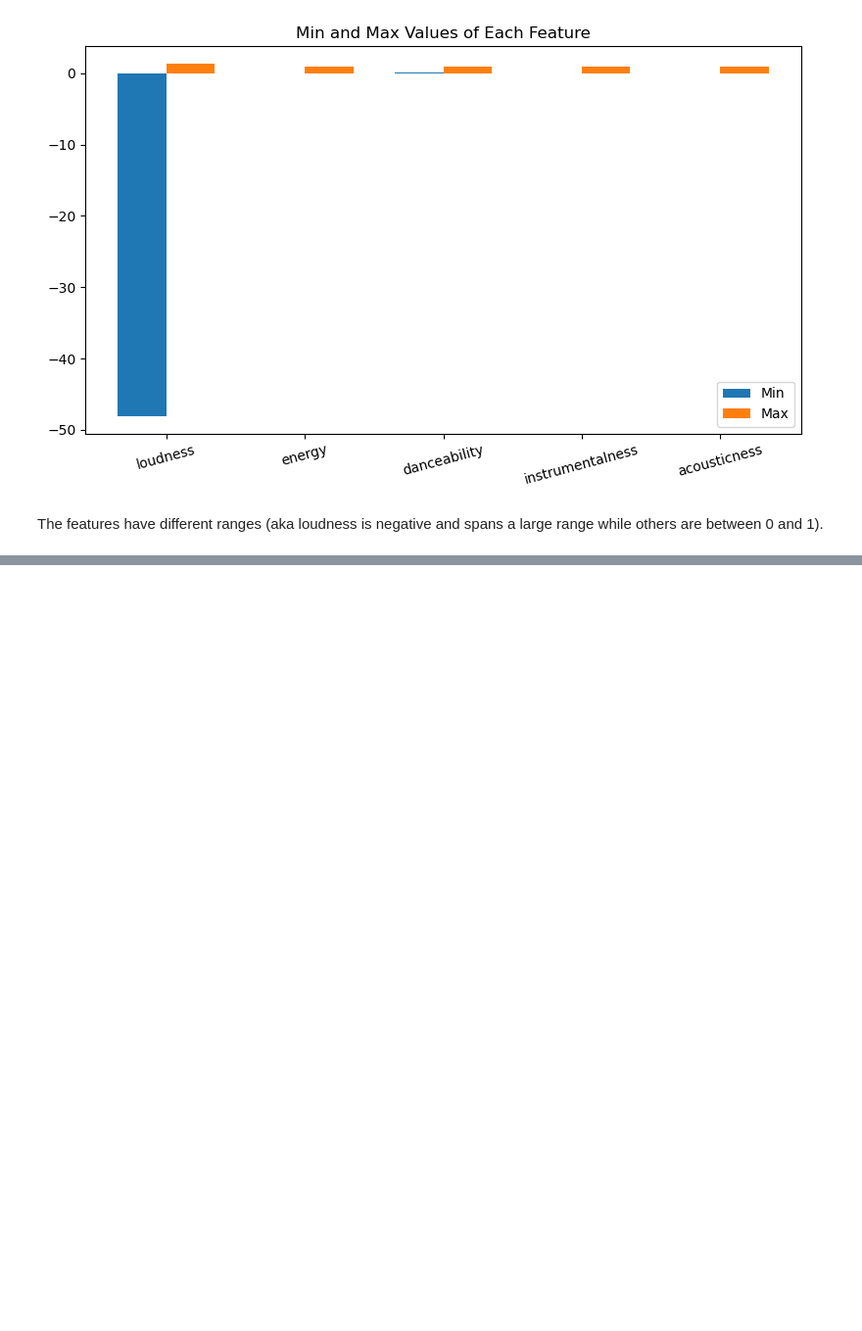
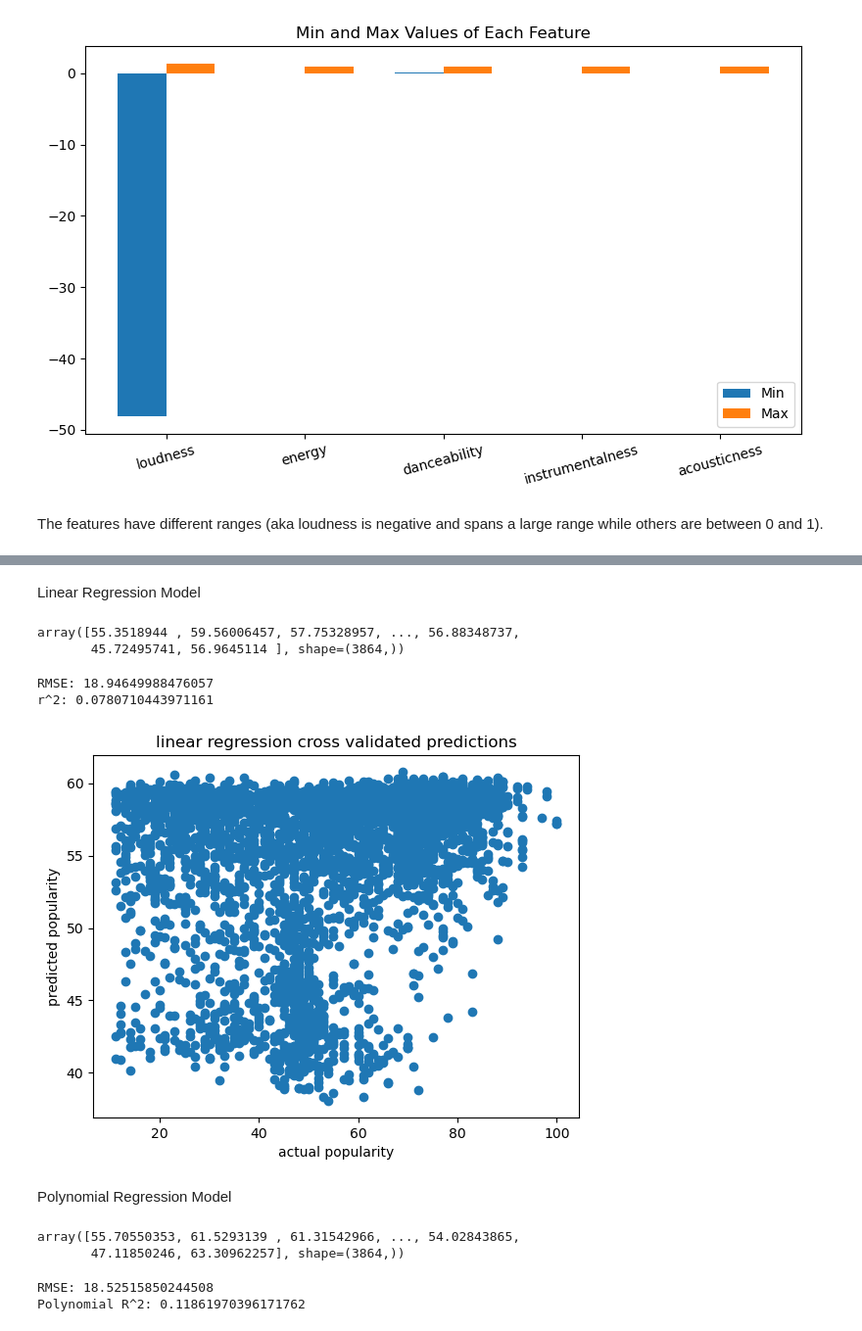
Before and after one commit to laurensalapong/Predicting-Spotify-Song-Popularity-with-Audio-Features, a Jupyter notebook: 510_final.ipynb, the cells around one changed output, grey strips where cells are left out. Shown at 98% size. Saved outputs shown, nothing was run; the diff lists cells and outputs as text; code cells hidden in the pictures; blank space fills up the shorter version.

```diff
--- a/510_final.ipynb
+++ b/510_final.ipynb
@@ -180,0 +168,47 @@ max    2.012560e+00
+# %% [markdown]
+Linear Regression Model
+# %%
+#define X and Y
+X = df_model[features]
+y = df_model['track_popularity']
+
+#split X and Y into test and training
+X_train, X_test, y_train, y_test = train_test_split(X, y, test_size=0.2,random_state=1)
+# %%
+#scale only trained data
+scaler = StandardScaler()
+X_train_scaled = scaler.fit_transform(X_train)
+X_test_scaled = scaler.transform(X_test)
+# %%
+#create model
+linear_model = LinearRegression()
+
+#5 fold cross validation
+kf = KFold(n_splits=5, random_state=1, shuffle=True)
+
+#get predictions
+pred = cross_val_predict(linear_model, X_train_scaled, y_train, cv=kf)
+pred
+# %% [output]
+array([55.3518944 , 59.56006457, 57.75328957, ..., 56.88348737,
+       45.72495741, 56.9645114 ], shape=(3864,))
+# %%
+#get RMSE
+linear_rmse = np.sqrt(mean_squared_error(y_train, pred))
+print('RMSE:', linear_rmse)
+#get r^2
+linear_r2 = r2_score(y_train, pred)
+print('r^2:', linear_r2)
+# %% [output]
+RMSE: 18.94649988476057
+r^2: 0.0780710443971161
+# %%
+plt.scatter(y_train, pred)
+plt.xlabel('actual popularity')
+plt.ylabel('predicted popularity')
+plt.title('linear regression cross validated predictions')
+plt.show()
+# %% [output]
+[figure, added]
+# %% [markdown]
+Polynomial Regression Model
@@ -180,0 +221,21 @@ max    2.012560e+00
+# %%
+#make model
+poly_model = LinearRegression()
+#5 fold cross validation
+kf = KFold(n_splits=5, shuffle=True, random_state=1)
+#get predictions
+poly_pred = cross_val_predict(poly_model, X_train_poly, y_train, cv=kf)
+poly_pred
+# %% [output]
+array([55.70550353, 61.5293139 , 61.31542966, ..., 54.02843865,
+       47.11850246, 63.30962257], shape=(3864,))
+# %%
+#RMSE
+poly_rmse = np.sqrt(mean_squared_error(y_train, poly_pred))
+print('RMSE:', poly_rmse)
+#R^2
+poly_r2 = r2_score(y_train, poly_pred)
+print('Polynomial R^2:', poly_r2)
+# %% [output]
+RMSE: 18.52515850244508
+Polynomial R^2: 0.11861970396171762
```
Also changed, not shown: parts of 9 cells of this notebook.
